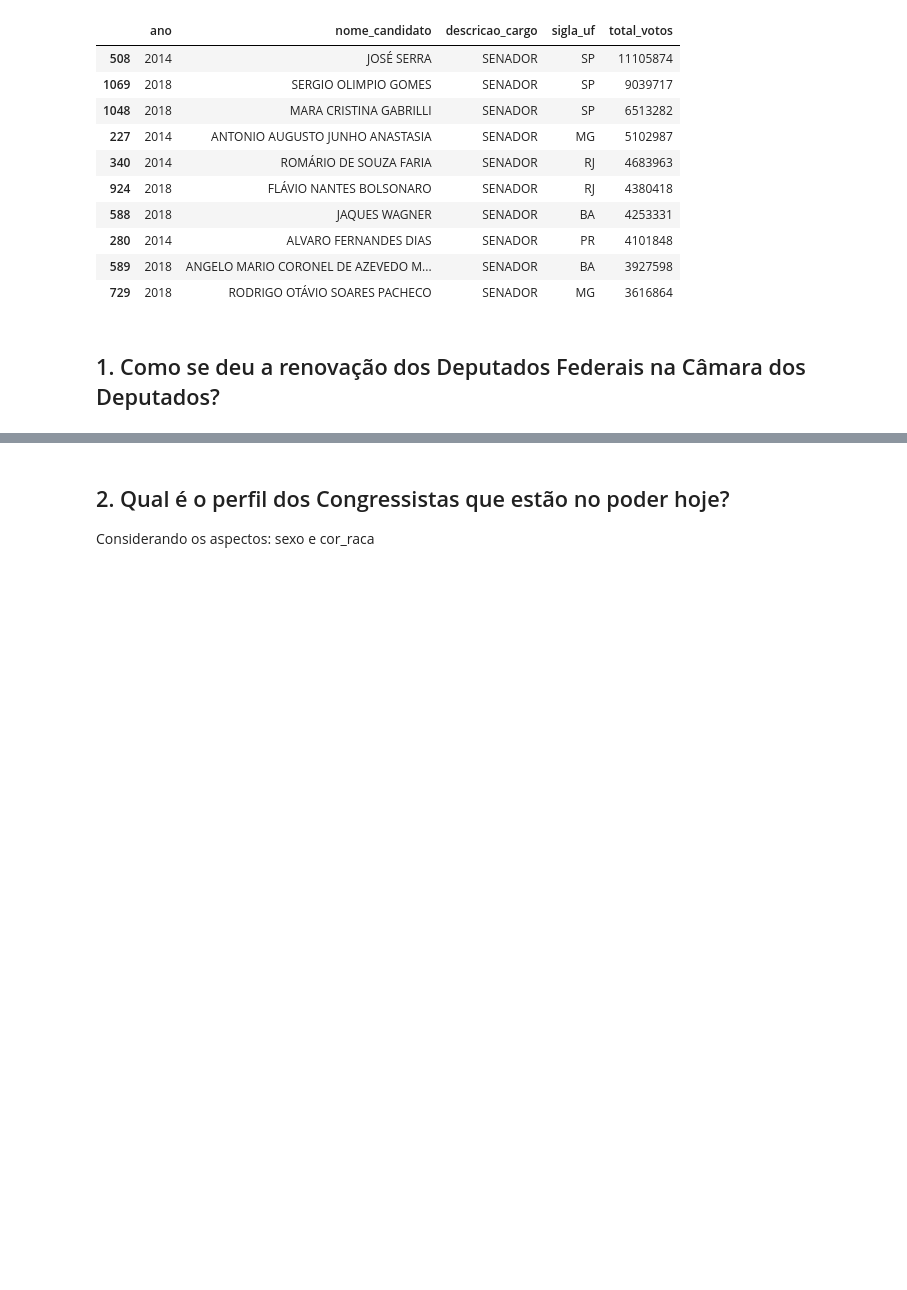
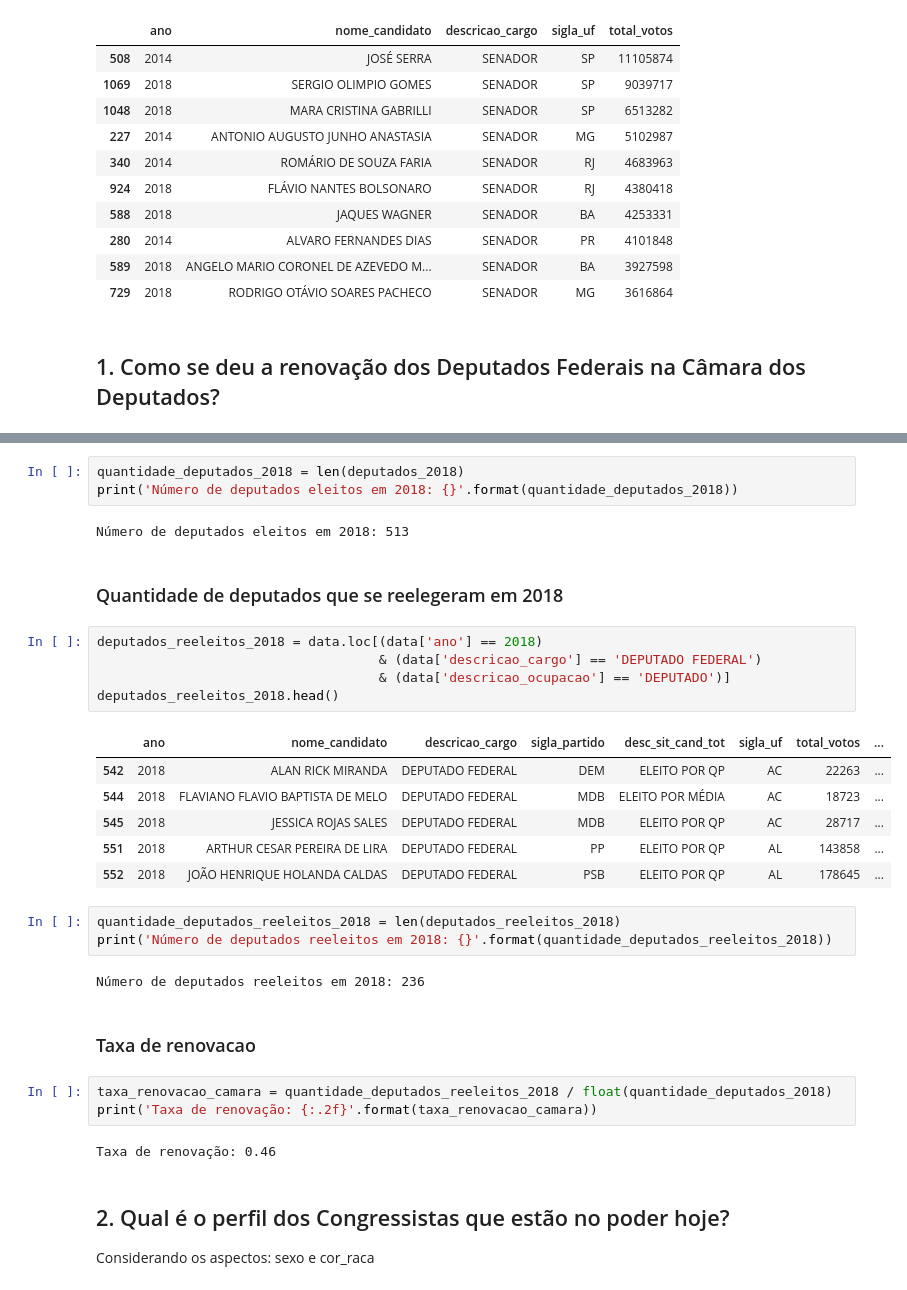
Before and after one commit to pyladiespb-org/minicurso-analise-descritiva-dados-abertos, a Jupyter notebook: CongressistasEDA.ipynb, the cells around one changed output, grey strips where cells are left out. Cells and saved outputs as stored; diff of their text form; blank space fills up the shorter version.

```diff
--- a/CongressistasEDA.ipynb
+++ b/CongressistasEDA.ipynb
@@ -155,3 +141,34 @@ Taxa de renovação: 0.46
+# %%
+quantidade_deputados_2018 = len(deputados_2018)
+print('Número de deputados eleitos em 2018: {}'.format(quantidade_deputados_2018))
+# %% [output]
+Número de deputados eleitos em 2018: 513
+# %% [markdown]
+### Quantidade de deputados que se reelegeram em 2018
+# %%
+deputados_reeleitos_2018 = data.loc[(data['ano'] == 2018)
+                                    & (data['descricao_cargo'] == 'DEPUTADO FEDERAL')
+                                    & (data['descricao_ocupacao'] == 'DEPUTADO')]
+deputados_reeleitos_2018.head()
+# %% [output]
+|  | ano | nome_candidato | descricao_cargo | sigla_partido | desc_sit_cand_tot | sigla_uf | total_votos | ... |
+| 542 | 2018 | ALAN RICK MIRANDA | DEPUTADO FEDERAL | DEM | ELEITO POR QP | AC | 22263 | ... |
+| 544 | 2018 | FLAVIANO FLAVIO BAPTISTA DE MELO | DEPUTADO FEDERAL | MDB | ELEITO POR MÉDIA | AC | 18723 | ... |
+| 545 | 2018 | JESSICA ROJAS SALES | DEPUTADO FEDERAL | MDB | ELEITO POR QP | AC | 28717 | ... |
+| 551 | 2018 | ARTHUR CESAR PEREIRA DE LIRA | DEPUTADO FEDERAL | PP | ELEITO POR QP | AL | 143858 | ... |
+| 552 | 2018 | JOÃO HENRIQUE HOLANDA CALDAS | DEPUTADO FEDERAL | PSB | ELEITO POR QP | AL | 178645 | ... |
+# %%
+quantidade_deputados_reeleitos_2018 = len(deputados_reeleitos_2018)
+print('Número de deputados reeleitos em 2018: {}'.format(quantidade_deputados_reeleitos_2018))
+# %% [output]
+Número de deputados reeleitos em 2018: 236
+# %% [markdown]
+### Taxa de renovacao
+# %%
+taxa_renovacao_camara = quantidade_deputados_reeleitos_2018 / float(quantidade_deputados_2018)
+print('Taxa de renovação: {:.2f}'.format(taxa_renovacao_camara))
+# %% [output]
+Taxa de renovação: 0.46
 # %% [markdown]
 ## 2. Qual é o perfil dos Congressistas que estão no poder hoje?
 
```
Also changed, not shown: parts of 14 cells of this notebook.
